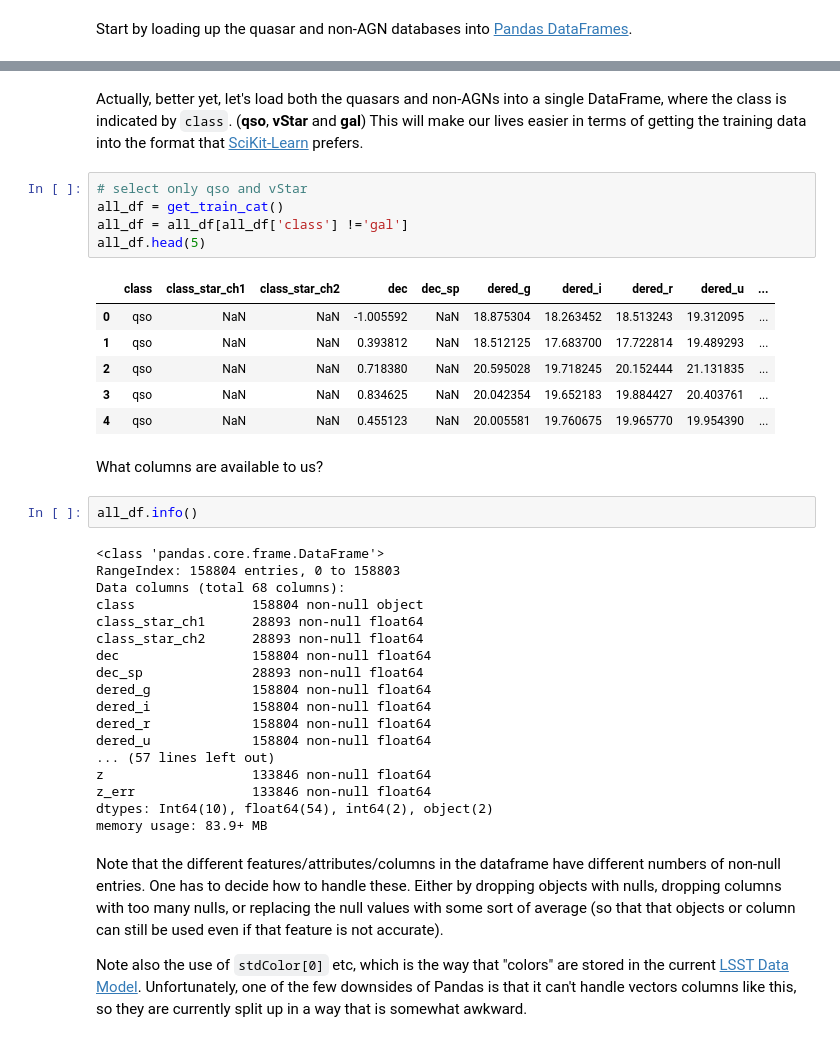
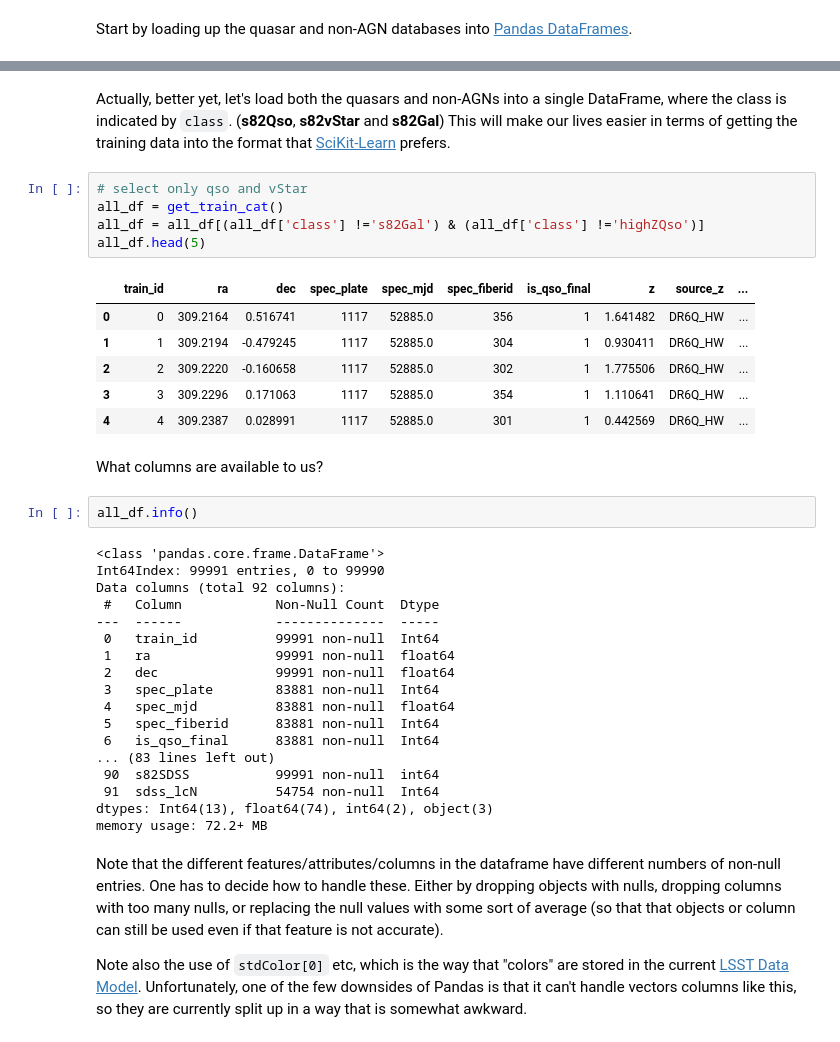
Before and after one commit to RichardsGroup/LSST_training, a Jupyter notebook: Script_NBs/02_AGN_classification_example.ipynb, the cells around one changed output, grey strips where cells are left out. Cells and saved outputs as stored; diff of their text form.

```diff
--- a/Script_NBs/02_AGN_classification_example.ipynb
+++ b/Script_NBs/02_AGN_classification_example.ipynb
@@ -46,39 +46,39 @@ vstar_df.head(3)
 # %% [markdown]
-Actually, better yet, let's load both the quasars and non-AGNs into a single DataFrame, where the class is indicated by `class`. (**qso**, **vStar** and **gal**)  This will make our lives easier in terms of getting the training data into the format that [SciKit-Learn](https://scikit-learn.org/stable/index.html) prefers.
+Actually, better yet, let's load both the quasars and non-AGNs into a single DataFrame, where the class is indicated by `class`. (**s82Qso**, **s82vStar** and **s82Gal**)  This will make our lives easier in terms of getting the training data into the format that [SciKit-Learn](https://scikit-learn.org/stable/index.html) prefers.
 # %%
 # select only qso and vStar
 all_df = get_train_cat()
-all_df = all_df[all_df['class'] !='gal']
+all_df = all_df[(all_df['class'] !='s82Gal') & (all_df['class'] !='highZQso')]
 all_df.head(5)
 # %% [output]
-|  | class | class_star_ch1 | class_star_ch2 | dec | dec_sp | dered_g | dered_i | dered_r | dered_u | ... |
-| 0 | qso | NaN | NaN | -1.005592 | NaN | 18.875304 | 18.263452 | 18.513243 | 19.312095 | ... |
-| 1 | qso | NaN | NaN | 0.393812 | NaN | 18.512125 | 17.683700 | 17.722814 | 19.489293 | ... |
-| 2 | qso | NaN | NaN | 0.718380 | NaN | 20.595028 | 19.718245 | 20.152444 | 21.131835 | ... |
-| 3 | qso | NaN | NaN | 0.834625 | NaN | 20.042354 | 19.652183 | 19.884427 | 20.403761 | ... |
-| 4 | qso | NaN | NaN | 0.455123 | NaN | 20.005581 | 19.760675 | 19.965770 | 19.954390 | ... |
+|  | train_id | ra | dec | spec_plate | spec_mjd | spec_fiberid | is_qso_final | z | source_z | ... |
+| 0 | 0 | 309.2164 | 0.516741 | 1117 | 52885.0 | 356 | 1 | 1.641482 | DR6Q_HW | ... |
+| 1 | 1 | 309.2194 | -0.479245 | 1117 | 52885.0 | 304 | 1 | 0.930411 | DR6Q_HW | ... |
+| 2 | 2 | 309.2220 | -0.160658 | 1117 | 52885.0 | 302 | 1 | 1.775506 | DR6Q_HW | ... |
+| 3 | 3 | 309.2296 | 0.171063 | 1117 | 52885.0 | 354 | 1 | 1.110641 | DR6Q_HW | ... |
+| 4 | 4 | 309.2387 | 0.028991 | 1117 | 52885.0 | 301 | 1 | 0.442569 | DR6Q_HW | ... |
 # %% [markdown]
 What columns are available to us?
 # %%
 all_df.info()
 # %% [output]
 <class 'pandas.core.frame.DataFrame'>
-RangeIndex: 158804 entries, 0 to 158803
-Data columns (total 68 columns):
-class               158804 non-null object
-class_star_ch1      28893 non-null float64
-class_star_ch2      28893 non-null float64
-dec                 158804 non-null float64
-dec_sp              28893 non-null float64
-dered_g             158804 non-null float64
-dered_i             158804 non-null float64
-dered_r             158804 non-null float64
-dered_u             158804 non-null float64
-... (57 lines left out)
-z                   133846 non-null float64
-z_err               133846 non-null float64
-dtypes: Int64(10), float64(54), int64(2), object(2)
-memory usage: 83.9+ MB
+Int64Index: 99991 entries, 0 to 99990
+Data columns (total 92 columns):
+ #   Column            Non-Null Count  Dtype
+---  ------            --------------  -----
+ 0   train_id          99991 non-null  Int64
+ 1   ra                99991 non-null  float64
+ 2   dec               99991 non-null  float64
+ 3   spec_plate        83881 non-null  Int64
+ 4   spec_mjd          83881 non-null  float64
+ 5   spec_fiberid      83881 non-null  Int64
+ 6   is_qso_final      83881 non-null  Int64
+... (83 lines left out)
+ 90  s82SDSS           99991 non-null  int64
+ 91  sdss_lcN          54754 non-null  Int64
+dtypes: Int64(13), float64(74), int64(2), object(3)
+memory usage: 72.2+ MB
 # %% [markdown]
 Note that the different features/attributes/columns in the dataframe have different numbers of non-null entries.  One has to decide how to handle these.  Either by dropping objects with nulls, dropping columns with too many nulls, or replacing the null values with some sort of average (so that that objects or column can still be used even if that feature is not accurate).
 
```
Also changed, not shown: parts of 20 cells of this notebook, 2 other files.
